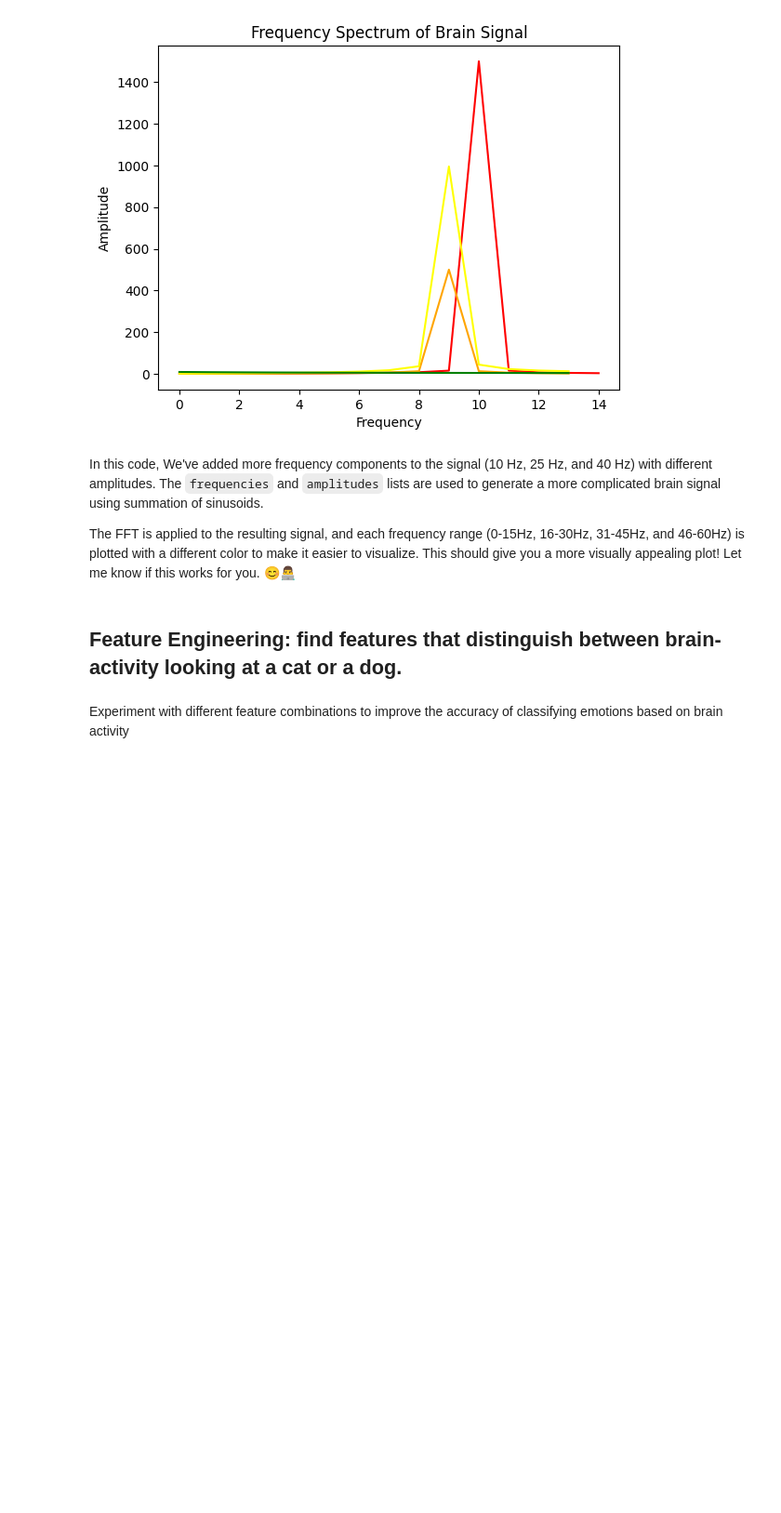
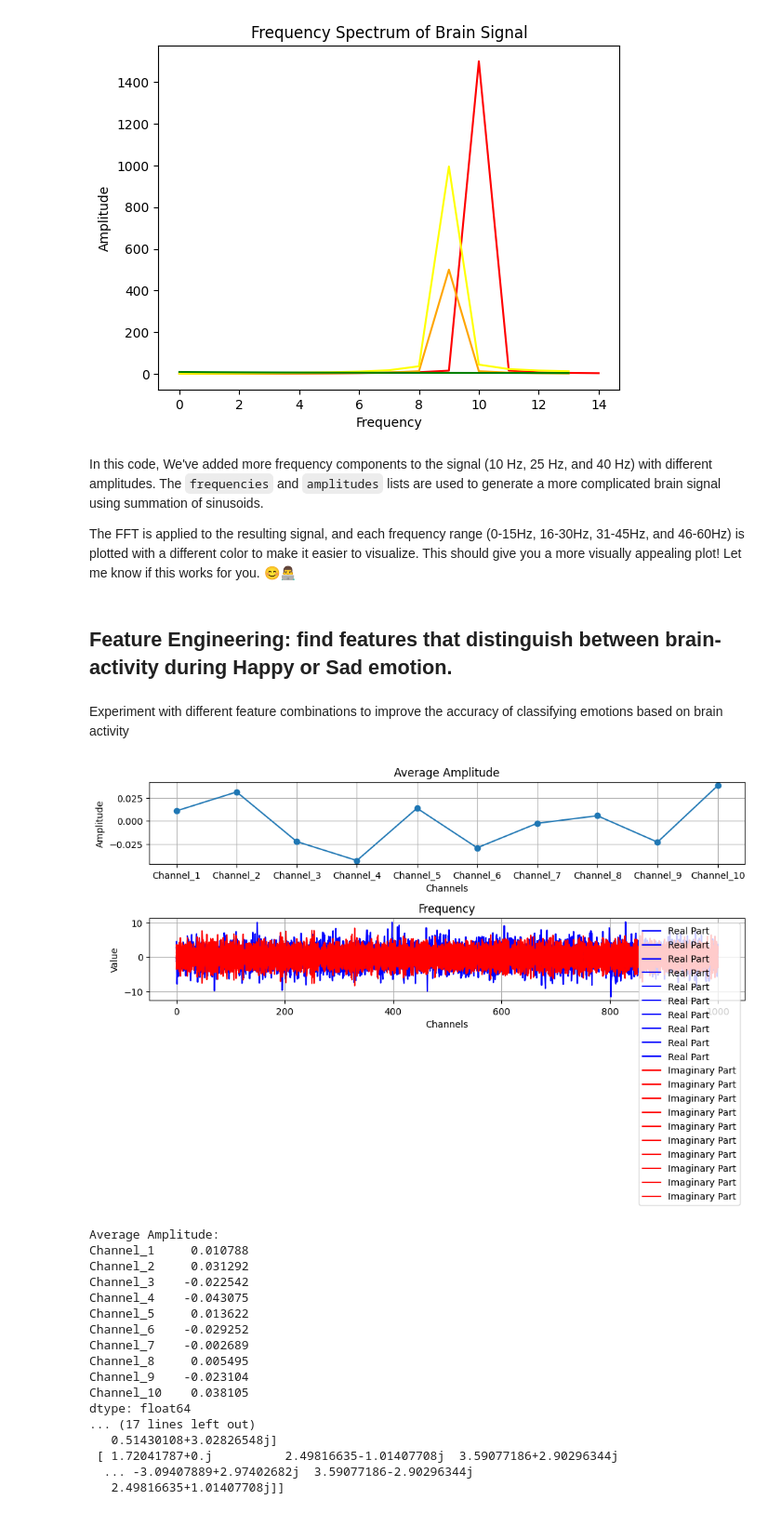
Before and after one commit to vinkrishna/ExpandingSenses, a Jupyter notebook: Chapter4.ipynb, the cells around one changed output. Shown: that part at 93% size. Saved outputs shown, nothing was run; the diff lists cells and outputs as text; code cells hidden in the pictures; blank space fills up the shorter version.

```diff
--- a/Chapter4.ipynb
+++ b/Chapter4.ipynb
@@ -87,6 +87,82 @@ In this code, We've added more frequency components to the signal (10 Hz, 25 Hz,
 
 The FFT is applied to the resulting signal, and each frequency range (0-15Hz, 16-30Hz, 31-45Hz, and 46-60Hz) is plotted with a different color to make it easier to visualize. This should give you a more visually appealing plot! Let me know if this works for you. 😊👨‍💻
 # %% [markdown]
-## Feature Engineering: find features that distinguish between brain-activity looking at a cat or a dog.
+## Feature Engineering: find features that distinguish between brain-activity during Happy or Sad emotion.
 # %% [markdown]
 Experiment with different feature combinations to improve the accuracy of classifying emotions based on brain activity
+# %%
+import numpy as np
+import pandas as pd
+import matplotlib.pyplot as plt
+
+
+np.random.seed(42)
+
+# Simulate brain activity data (e.g., EEG signals)
+num_samples = 1000
+num_channels = 10
+brain_activity = np.random.randn(num_samples, num_channels)
+
+# Simulated emotion labels (e.g., "happy" or "sad")
+emotions = np.random.choice(["happy", "sad"], size=num_samples)
+
+# Creating a pandas DataFrame to store the data
+data = pd.DataFrame(brain_activity, columns=[f"Channel_{i+1}" for i in range(num_channels)])
+data["Emotion"] = emotions
+
+# Exploring the data and computing different features
+average_amplitude = data.select_dtypes(include=[np.number]).mean()  # Select numeric columns only
+frequency = np.fft.fft(brain_activity)
+
+# Plotting the computed features
+plt.figure(figsize=(10, 6))
+
+# Plotting average amplitude
+plt.subplot(2, 1, 1)
+plt.plot(average_amplitude, marker='o')
+plt.title('Average Amplitude')
+plt.xlabel('Channels')
+plt.ylabel('Amplitude')
+plt.grid(True)
+
+# Plotting frequency
+plt.subplot(2, 1, 2)
+plt.plot(frequency.real, color='b', label='Real Part')
+plt.plot(frequency.imag, color='r', label='Imaginary Part')
+plt.title('Frequency')
+plt.xlabel('Channels')
+plt.ylabel('Value')
+plt.legend()
+plt.grid(True)
+
+# Adjusting subplots spacing
+plt.tight_layout()
+
+# Displaying the plot
+plt.show()
+
+
+# Printing the computed features
+print("Average Amplitude:")
+print(average_amplitude)
+print("\nFrequency:")
+print(frequency)
+# %% [output]
+[figure, added]
+Average Amplitude:
+Channel_1     0.010788
+Channel_2     0.031292
+Channel_3    -0.022542
+Channel_4    -0.043075
+Channel_5     0.013622
+Channel_6    -0.029252
+Channel_7    -0.002689
+Channel_8     0.005495
+Channel_9    -0.023104
+Channel_10    0.038105
+dtype: float64
+... (17 lines left out)
+   0.51430108+3.02826548j]
+ [ 1.72041787+0.j          2.49816635-1.01407708j  3.59077186+2.90296344j
+  ... -3.09407889+2.97402682j  3.59077186-2.90296344j
+   2.49816635+1.01407708j]]
```
Also changed, not shown: parts of 3 cells of this notebook.
